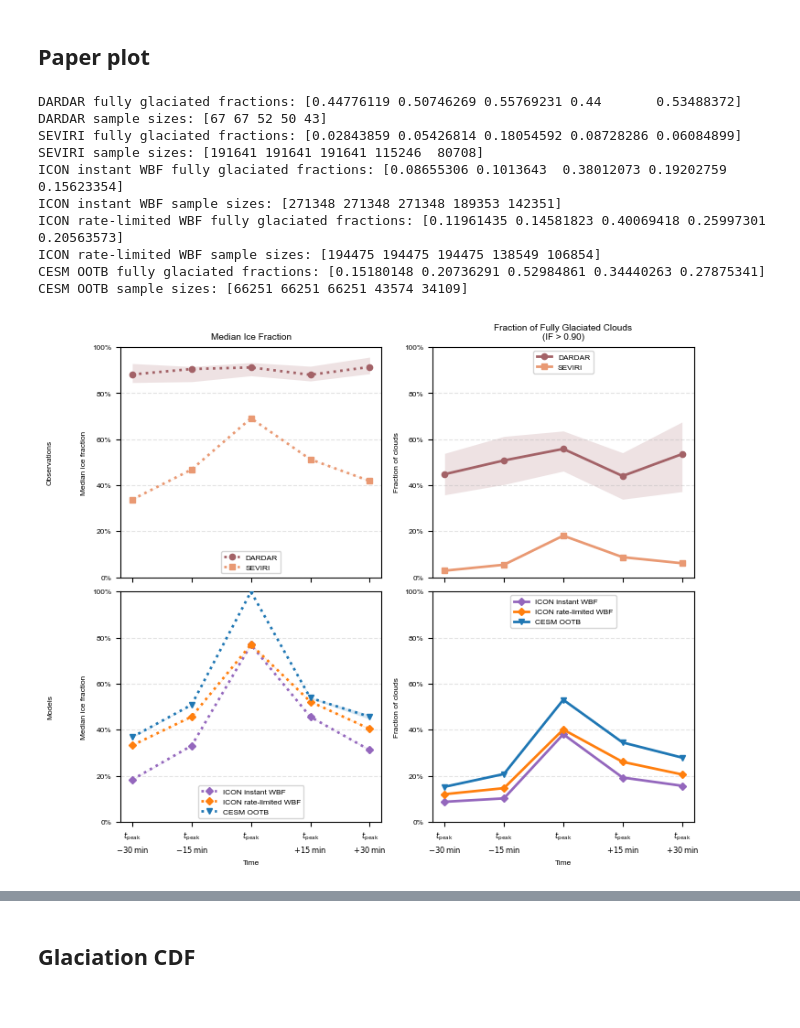
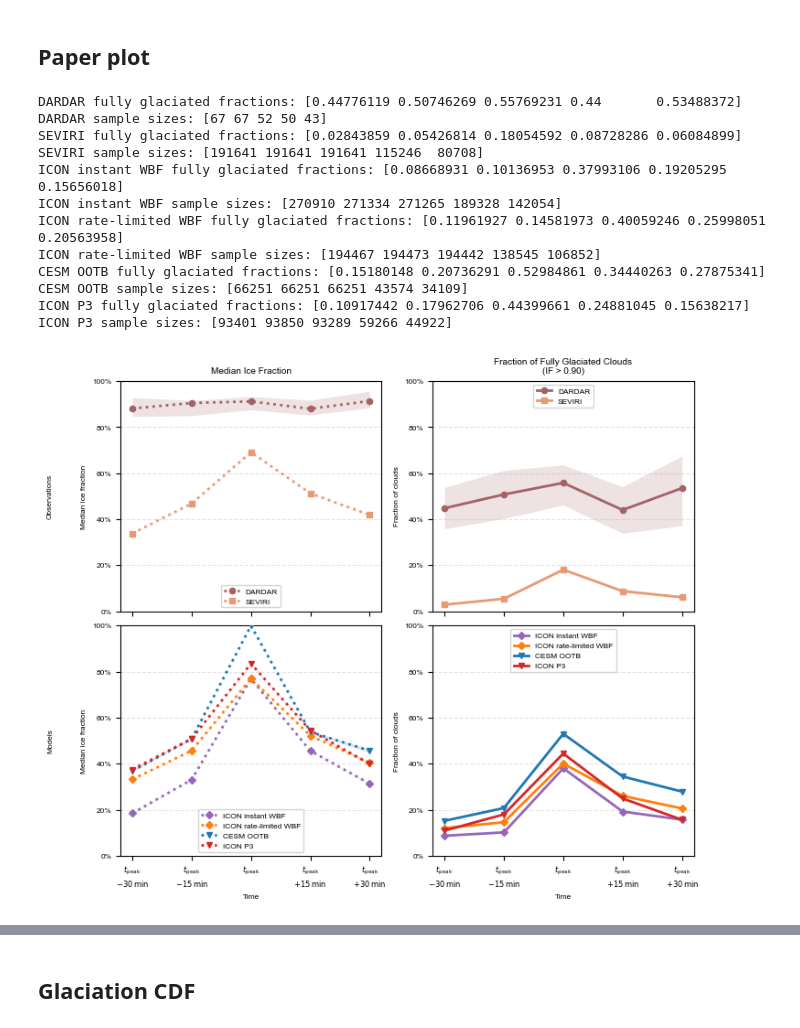
Before and after one commit to DragomirNikolov/MSGI, a Jupyter notebook: plotting/Publication_figures/Multisatellite_IF.ipynb, the cells around one changed output, grey strips where cells are left out. Cells and saved outputs as stored; diff of their text form; code cells hidden in the pictures.

```diff
--- a/plotting/Publication_figures/Multisatellite_IF.ipynb
+++ b/plotting/Publication_figures/Multisatellite_IF.ipynb
@@ -46,6 +46,7 @@ config_cesm_cal = read_config("/wolke_scratch/dnikolo/Glaciation_time_estimator/
 config_cesm_ootb = read_config("/wolke_scratch/dnikolo/Glaciation_time_estimator/configs/CESM_output/ootb/2000_tracking/01_01.yaml")
 config_icon_rl_wbf = read_config("/wolke_scratch/dnikolo/Glaciation_time_estimator/configs/ICON_output/no_nudging/R2B4/wbf_v3/2007_tracking/01_01.yaml")
 config_icon_i_wbf = read_config("/wolke_scratch/dnikolo/Glaciation_time_estimator/configs/ICON_output/no_nudging/R2B4/wbf_v1/2007_tracking/01_01.yaml")
+config_icon_p3 = read_config("/wolke_scratch/dnikolo/Glaciation_time_estimator/configs/ICON_output/sedim_search/R2B4/p3_lite/2007_tracking/01_01.yaml")
 # %%
 loader_cesm_cal = ChunkLoader([2000],config_cesm_cal)
 loader_cesm_ootb = ChunkLoader([2000],config_cesm_ootb)
@@ -71,6 +72,7 @@ Missing cloud coverage for year 2000:
 # %%
 loader_icon_rl = ChunkLoader([2007],config_icon_rl_wbf)
 loader_icon_i = ChunkLoader([2007],config_icon_i_wbf)
+loader_icon_p3 = ChunkLoader([2007],config_icon_p3)
 # %% [output]
 Cloud_fps: {2007: '/nfs/ch4/wolke_scratch/dnikolo/ICON_Data/no_nudging/R2B4/wbf_v3/postprocessing_output/Final_results/2007_all.parquet'}
 
@@ -93,6 +94,7 @@ Missing cloud coverage for year 2007:
 # %%
 glac_icon_rl = loader_icon_rl.glac_chunk
 glac_icon_i = loader_icon_i.glac_chunk
+glac_icon_p3 = loader_icon_p3.glac_chunk
 # %%
 glac_cesm_cal = loader_cesm_cal.glac_chunk
 glac_cesm_ootb = loader_cesm_ootb.glac_chunk
@@ -422,6 +424,11 @@ for pre_peak_idx in range(-5, 5):
         axis=1,
         args=(pre_peak_idx,)
     )
+    glac_icon_p3[f"seviri_{pre_peak_idx}_prepeak_if"] = glac_icon_p3.apply(
+        get_seviri_pre_peak_if,
+        axis=1,
+        args=(pre_peak_idx,)
+    )
 # %%
 # Modis
 for pre_peak_idx in range(-5, 5):
@@ -777,6 +784,15 @@ cesm_ootb = calculate_stats(
     rng=rng,
 )
 
+icon_p3 = calculate_stats(
+    df=glac_icon_p3,
+    columns=icon_cols,
+    threshold=ice_phase_thresh,
+    n_bootstrap=n_bootstrap,
+    confidence_level=confidence_level,
+    rng=rng,
+)
+
 
 colormap=cm.lipariS.colors
 color_dd=colormap[2]
@@ -822,6 +838,11 @@ model_datasets = {
     "CESM OOTB": {
         "stats": cesm_ootb,
         "color": "tab:blue",
+        "marker": "v",
+    },
+    "ICON P3": {
+        "stats": icon_p3,
+        "color": "tab:red",
         "marker": "v",
     },
 }
@@ -960,36 +981,38 @@ ax_mod_med.legend(
 
 ax_mod_frac.legend(
     loc="upper center",
     frameon=True,
 )
 
 
 # ------------------------------------------------------------------
 # Figure title and output
 # ------------------------------------------------------------------
 # fig.suptitle(
 #     "Ice Phase Evolution Around the Glaciation Peak",
 # )
 
 fig.savefig(
     "/wolke_scratch/dnikolo/MSGI/plotting/"
     "Publication_figures/Multisatellite_IF.pdf",
     format="pdf",
     dpi=300,
     bbox_inches="tight",
 )
 
 plt.show()
 # %% [output]
 DARDAR fully glaciated fractions: [0.44776119 0.50746269 0.55769231 0.44       0.53488372]
 DARDAR sample sizes: [67 67 52 50 43]
 SEVIRI fully glaciated fractions: [0.02843859 0.05426814 0.18054592 0.08728286 0.06084899]
 SEVIRI sample sizes: [191641 191641 191641 115246  80708]
-ICON instant WBF fully glaciated fractions: [0.08655306 0.1013643  0.38012073 0.19202759 0.15623354]
-ICON instant WBF sample sizes: [271348 271348 271348 189353 142351]
-ICON rate-limited WBF fully glaciated fractions: [0.11961435 0.14581823 0.40069418 0.25997301 0.20563573]
-ICON rate-limited WBF sample sizes: [194475 194475 194475 138549 106854]
+ICON instant WBF fully glaciated fractions: [0.08668931 0.10136953 0.37993106 0.19205295 0.15656018]
+ICON instant WBF sample sizes: [270910 271334 271265 189328 142054]
+ICON rate-limited WBF fully glaciated fractions: [0.11961927 0.14581973 0.40059246 0.25998051 0.20563958]
+ICON rate-limited WBF sample sizes: [194467 194473 194442 138545 106852]
 CESM OOTB fully glaciated fractions: [0.15180148 0.20736291 0.52984861 0.34440263 0.27875341]
 CESM OOTB sample sizes: [66251 66251 66251 43574 34109]
+ICON P3 fully glaciated fractions: [0.10917442 0.17962706 0.44399661 0.24881045 0.15638217]
+ICON P3 sample sizes: [93401 93850 93289 59266 44922]
-[figure, old version]
+[figure, new version]
 # %%
```
Also changed, not shown: parts of 4 cells of this notebook, 26 other files.
